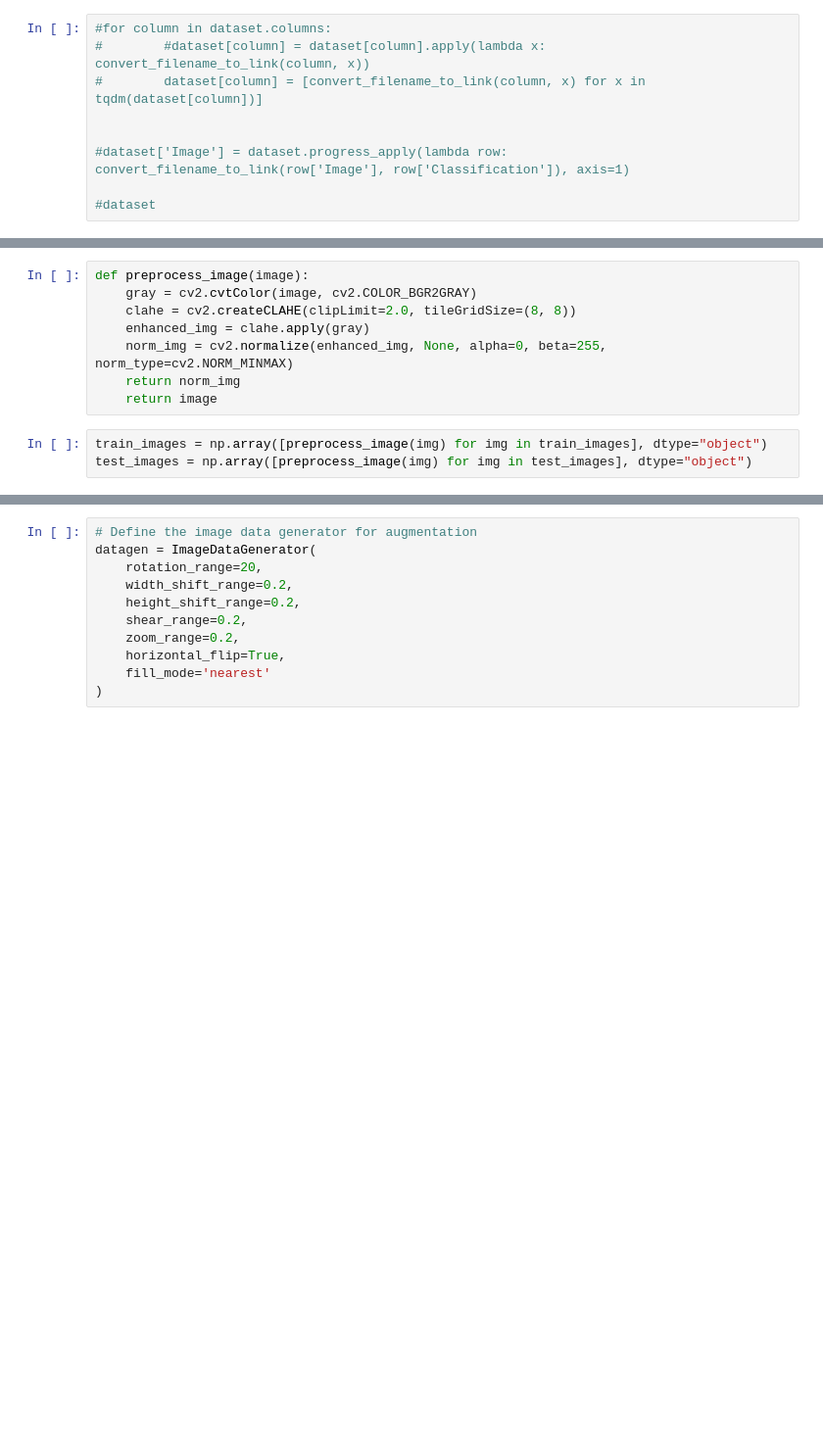
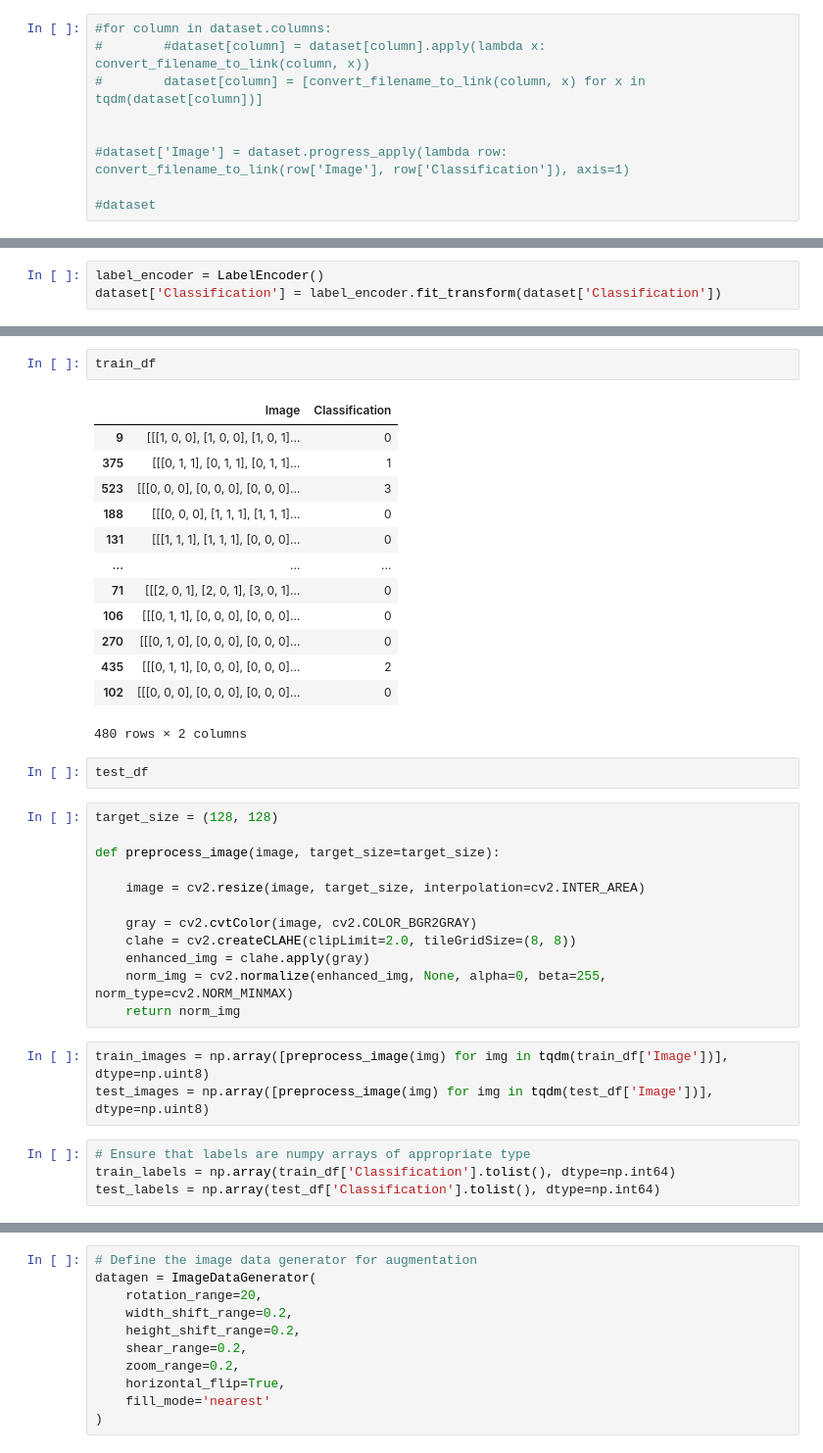
Before and after one commit to FranceRafaelSalacut/Replication_thesis, a Jupyter notebook: DED.ipynb, the cells around one changed output, grey strips where cells are left out. Shown at 98% size. Cells and saved outputs as stored; diff of their text form; blank space fills up the shorter version.

```diff
--- a/DED.ipynb
+++ b/DED.ipynb
@@ -167,3 +163,6 @@ for x in dataset['Image'].sample(5):
+# %%
+label_encoder = LabelEncoder()
+dataset['Classification'] = label_encoder.fit_transform(dataset['Classification'])
 # %%
 train_df, test_df = train_test_split(dataset, test_size=0.2, random_state=42)
 
@@ -183,11 +173,37 @@ for x in train_images[0:5]:
+# %%
+train_df
+# %% [output]
+|  | Image | Classification |
+| 9 | [[[1, 0, 0], [1, 0, 0], [1, 0, 1]... | 0 |
+| 375 | [[[0, 1, 1], [0, 1, 1], [0, 1, 1]... | 1 |
+| 523 | [[[0, 0, 0], [0, 0, 0], [0, 0, 0]... | 3 |
+| 188 | [[[0, 0, 0], [1, 1, 1], [1, 1, 1]... | 0 |
+| 131 | [[[1, 1, 1], [1, 1, 1], [0, 0, 0]... | 0 |
+| ... | ... | ... |
+| 71 | [[[2, 0, 1], [2, 0, 1], [3, 0, 1]... | 0 |
+| 106 | [[[0, 1, 1], [0, 0, 0], [0, 0, 0]... | 0 |
+| 270 | [[[0, 1, 0], [0, 0, 0], [0, 0, 0]... | 0 |
+| 435 | [[[0, 1, 1], [0, 0, 0], [0, 0, 0]... | 2 |
+| 102 | [[[0, 0, 0], [0, 0, 0], [0, 0, 0]... | 0 |
+480 rows × 2 columns
+# %%
+test_df
 # %%
-def preprocess_image(image):
+target_size = (128, 128)
+
+def preprocess_image(image, target_size=target_size):
+
+    image = cv2.resize(image, target_size, interpolation=cv2.INTER_AREA)
+
     gray = cv2.cvtColor(image, cv2.COLOR_BGR2GRAY)
     clahe = cv2.createCLAHE(clipLimit=2.0, tileGridSize=(8, 8))
     enhanced_img = clahe.apply(gray)
     norm_img = cv2.normalize(enhanced_img, None, alpha=0, beta=255, norm_type=cv2.NORM_MINMAX)
     return norm_img
-    return image
 # %%
-train_images = np.array([preprocess_image(img) for img in train_images], dtype="object")
-test_images = np.array([preprocess_image(img) for img in test_images], dtype="object")
+train_images = np.array([preprocess_image(img) for img in tqdm(train_df['Image'])], dtype=np.uint8)
+test_images = np.array([preprocess_image(img) for img in tqdm(test_df['Image'])], dtype=np.uint8)
+# %%
+# Ensure that labels are numpy arrays of appropriate type
+train_labels = np.array(train_df['Classification'].tolist(), dtype=np.int64)
+test_labels = np.array(test_df['Classification'].tolist(), dtype=np.int64)
```
Also changed, not shown: parts of 8 cells of this notebook.
